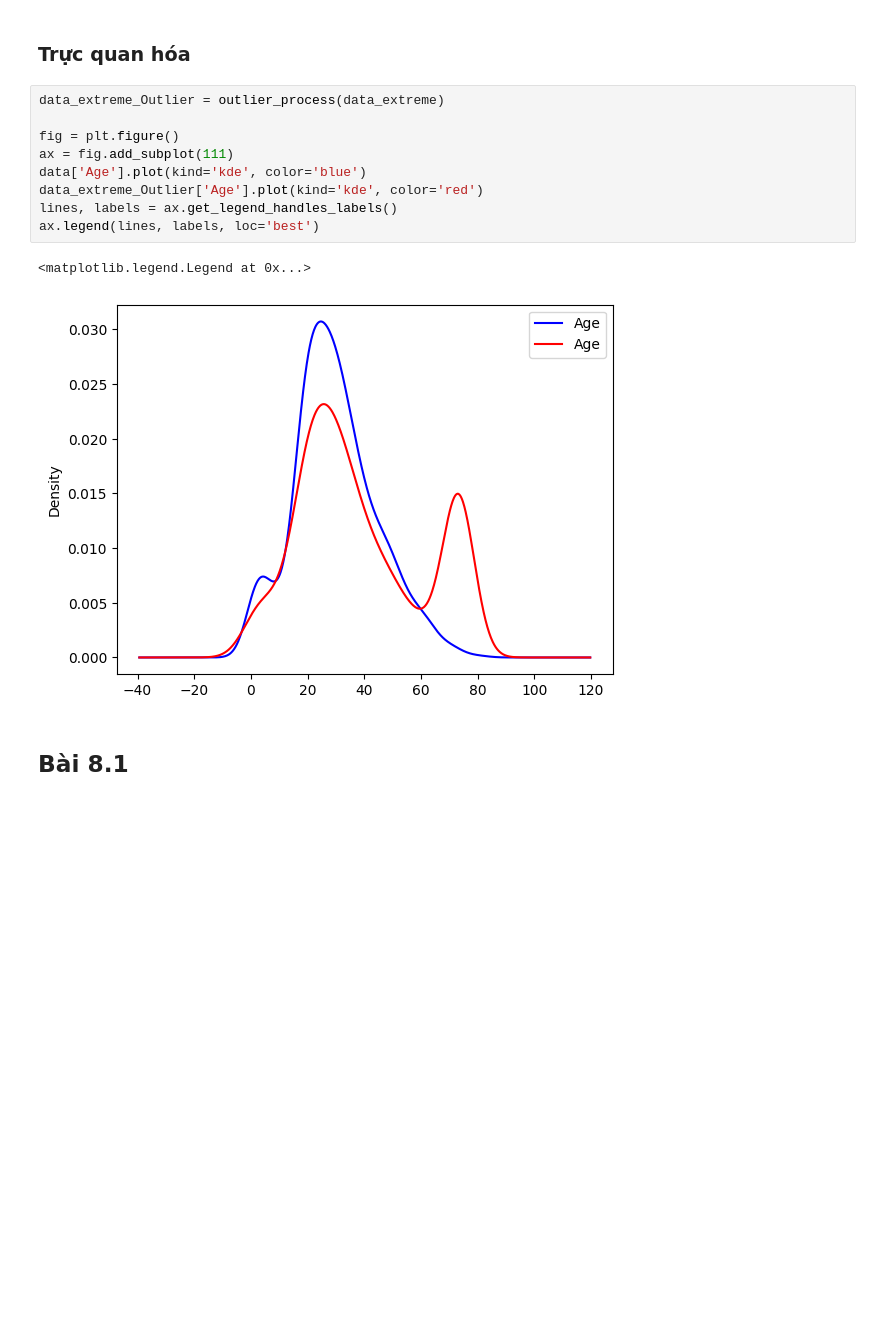
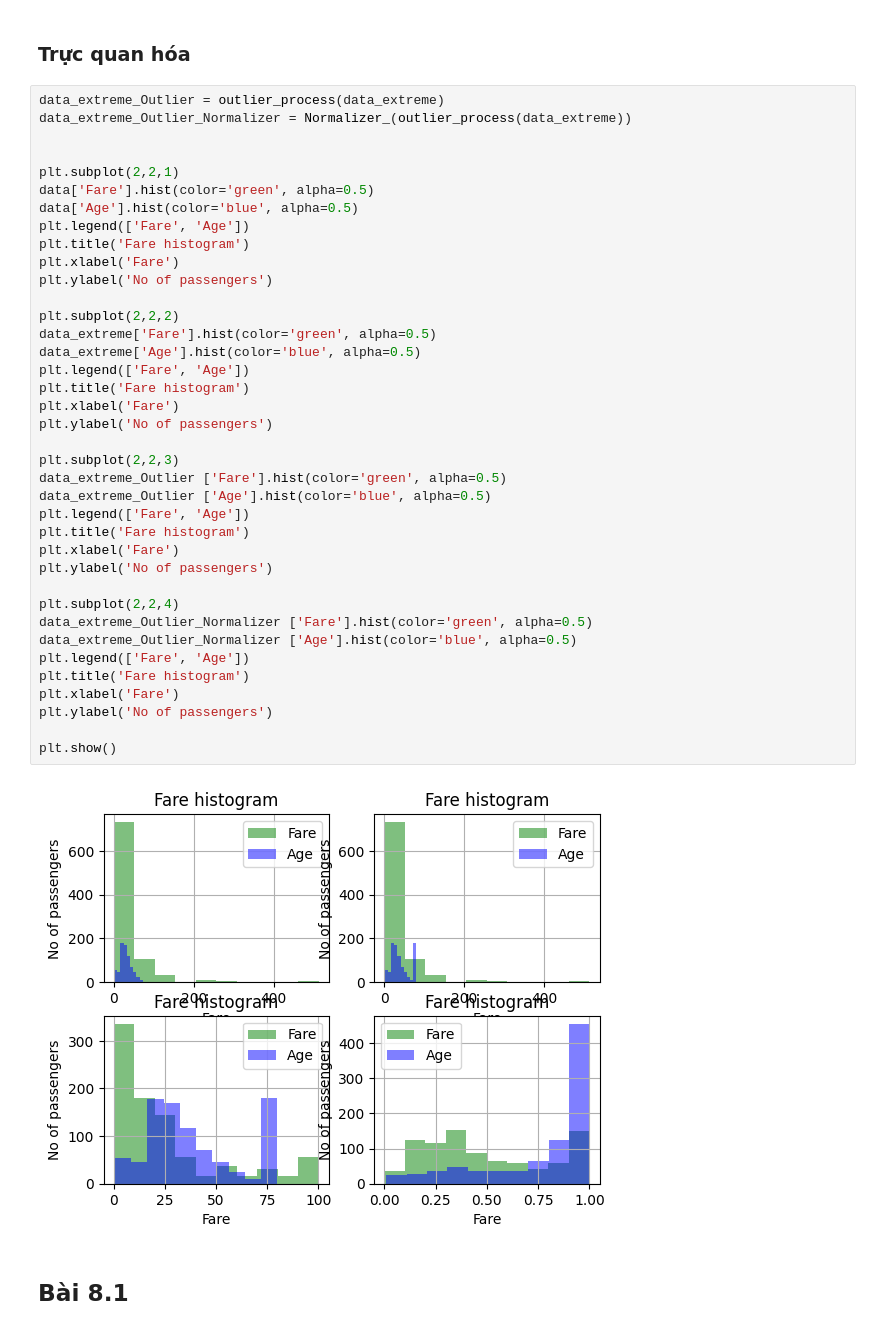
Before and after one commit to Hoanqnqu/Chuong5, a Jupyter notebook: titanic.ipynb, the cells around one changed output. Saved outputs shown, nothing was run; the diff lists cells and outputs as text; blank space fills up the shorter version.

```diff
--- a/titanic.ipynb
+++ b/titanic.ipynb
@@ -476,18 +476,46 @@ print(max_pos)
 ('extreme', 'Outlier_normalizer')
 # %% [markdown]
 <h3> Trực quan hóa</h3>
-# %%
-data_extreme_Outlier = outlier_process(data_extreme)
-
-fig = plt.figure()
-ax = fig.add_subplot(111)
-data['Age'].plot(kind='kde', color='blue')
-data_extreme_Outlier['Age'].plot(kind='kde', color='red')
-lines, labels = ax.get_legend_handles_labels()
-ax.legend(lines, labels, loc='best')
-# %% [output]
-<matplotlib.legend.Legend at 0x...>
-[figure, removed]
+# %%
+data_extreme_Outlier = outlier_process(data_extreme)
+data_extreme_Outlier_Normalizer = Normalizer_(outlier_process(data_extreme))
+
+
+plt.subplot(2,2,1)
+data['Fare'].hist(color='green', alpha=0.5)
+data['Age'].hist(color='blue', alpha=0.5)
+plt.legend(['Fare', 'Age'])
+plt.title('Fare histogram')
+plt.xlabel('Fare')
+plt.ylabel('No of passengers')
+
+plt.subplot(2,2,2)
+data_extreme['Fare'].hist(color='green', alpha=0.5)
+data_extreme['Age'].hist(color='blue', alpha=0.5)
+plt.legend(['Fare', 'Age'])
+plt.title('Fare histogram')
+plt.xlabel('Fare')
+plt.ylabel('No of passengers')
+
+plt.subplot(2,2,3)
+data_extreme_Outlier ['Fare'].hist(color='green', alpha=0.5)
+data_extreme_Outlier ['Age'].hist(color='blue', alpha=0.5)
+plt.legend(['Fare', 'Age'])
+plt.title('Fare histogram')
+plt.xlabel('Fare')
+plt.ylabel('No of passengers')
+
+plt.subplot(2,2,4)
+data_extreme_Outlier_Normalizer ['Fare'].hist(color='green', alpha=0.5)
+data_extreme_Outlier_Normalizer ['Age'].hist(color='blue', alpha=0.5)
+plt.legend(['Fare', 'Age'])
+plt.title('Fare histogram')
+plt.xlabel('Fare')
+plt.ylabel('No of passengers')
+
+plt.show()
+# %% [output]
+[figure, added]
 # %% [markdown]
 ## Bài 8.1
 # %%
```
Also changed, not shown: parts of 1 cell of this notebook.
